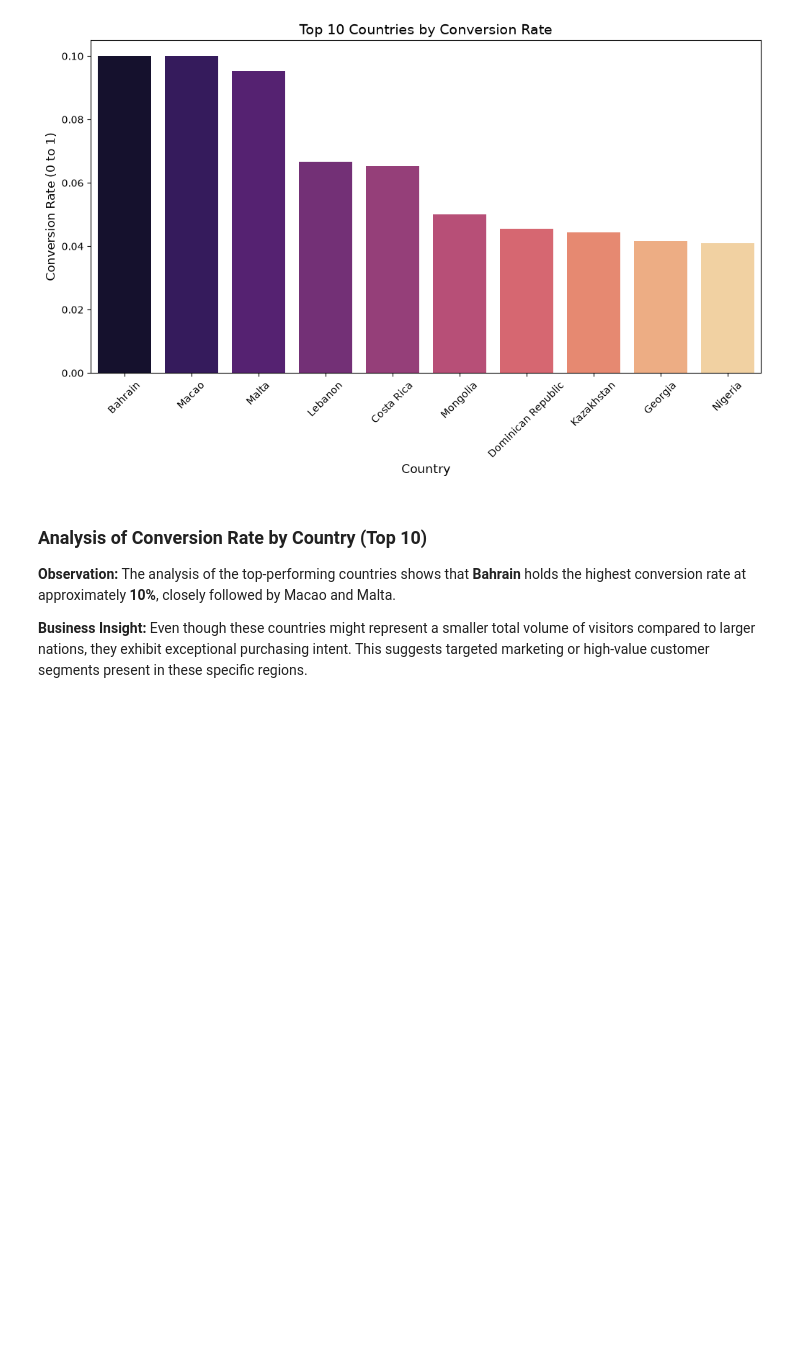
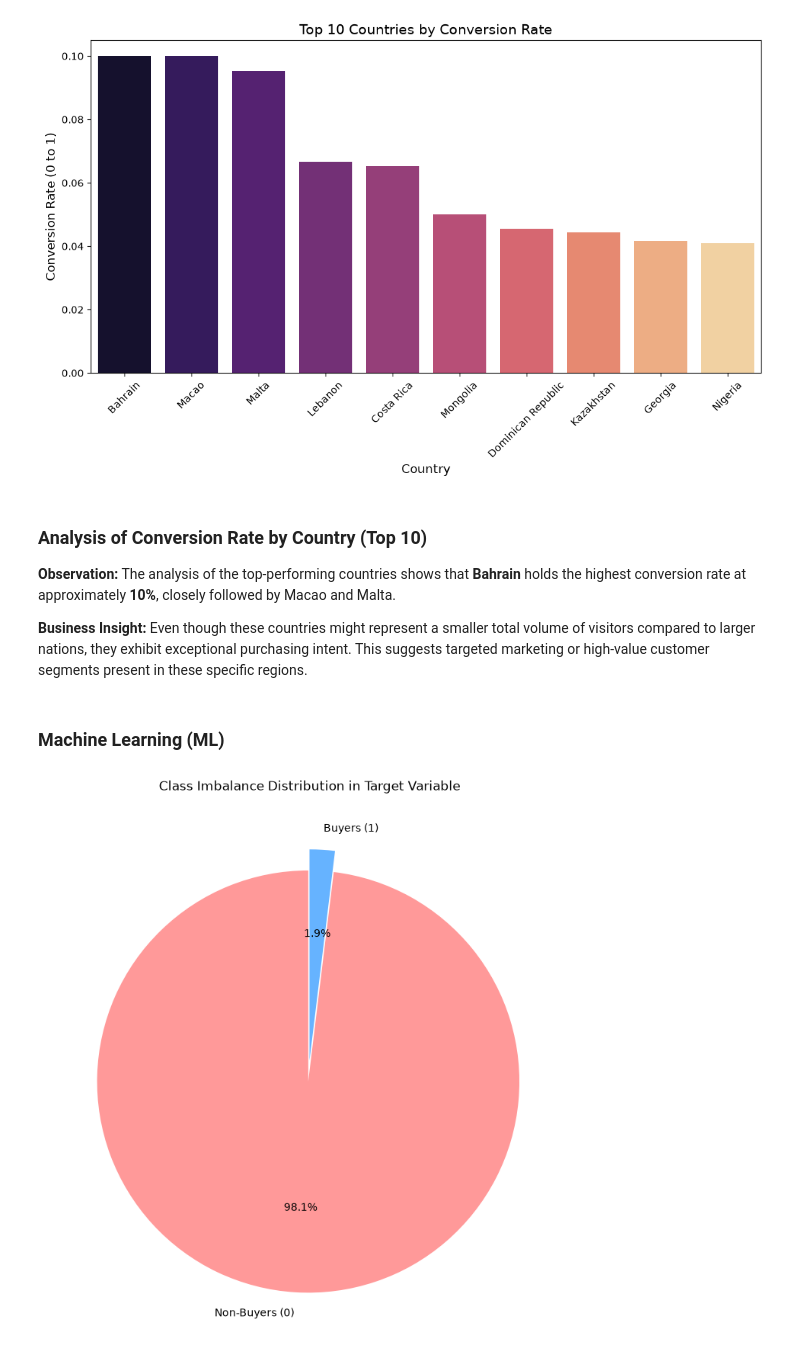
Before and after one commit to lintello-10/bq_ecommerce_project, a Jupyter notebook: notebooks/.ipynb, the cells around one changed output. Saved outputs shown, nothing was run; the diff lists cells and outputs as text; code cells hidden in the pictures; blank space fills up the shorter version.

Commit message:
feat(ml) : complete Machine Learning (ML) phase

```diff
--- a/notebooks/.ipynb
+++ b/notebooks/.ipynb
@@ -311,3 +301,49 @@ The analysis of the top-performing countries shows that **Bahrain** holds the hi
 
 **Business Insight:**
 Even though these countries might represent a smaller total volume of visitors compared to larger nations, they exhibit exceptional purchasing intent. This suggests targeted marketing or high-value customer segments present in these specific regions.
+# %% [markdown]
+### **Machine Learning (ML)**
+# %%
+# Creating a copy of the dataframe for machine learning processing
+ml_df = e_commerce_df.copy()
+
+# Calculating the mean conversion rate for each country
+country_target_map = ml_df.groupby('country')['target_has_purchased'].mean().to_dict()
+
+# Calculate the overall mean conversion rate for fallback/unknown values
+global_mean = ml_df['target_has_purchased'].mean()
+
+# Mapping the country column to its corresponding conversion rate
+ml_df['country_encoded'] = ml_df['country'].map(country_target_map).fillna(global_mean)
+
+# Dropping the original country column since it's now encoded
+ml_df = ml_df.drop(columns=['country'])
+
+# Creating features and target variables
+features = ['device_category', 'traffic_medium',
+       'count_view_item', 'count_add_to_cart', 'count_begin_checkout',
+       'country_encoded']
+ml_df.drop('user_pseudo_id', inplace= True, axis = 1)
+X = ml_df[features]
+y = ml_df['target_has_purchased']
+
+# Splitting the dataset in training and validation data
+X_train, X_test, y_train, y_test = train_test_split(X, y, test_size=0.2, random_state=42, stratify=y)
+# %%
+# Counting the occurrences of each class in my target variable
+target_counts = y.value_counts()
+
+# Creating the pie chart
+plt.figure(figsize=(9, 9))
+plt.pie(
+    target_counts,
+    labels=['Non-Buyers (0)', 'Buyers (1)'],
+    autopct='%1.1f%%',
+    colors=['#ff9999', '#66b3ff'],
+    startangle=90,
+    explode=(0.1, 0) # Slightly pull out the minority class slice for emphasis
+)
+plt.title("Class Imbalance Distribution in Target Variable")
+plt.show()
+# %% [output]
+[figure, added]
```
Also changed, not shown: parts of 18 cells of this notebook, 2 other files.
